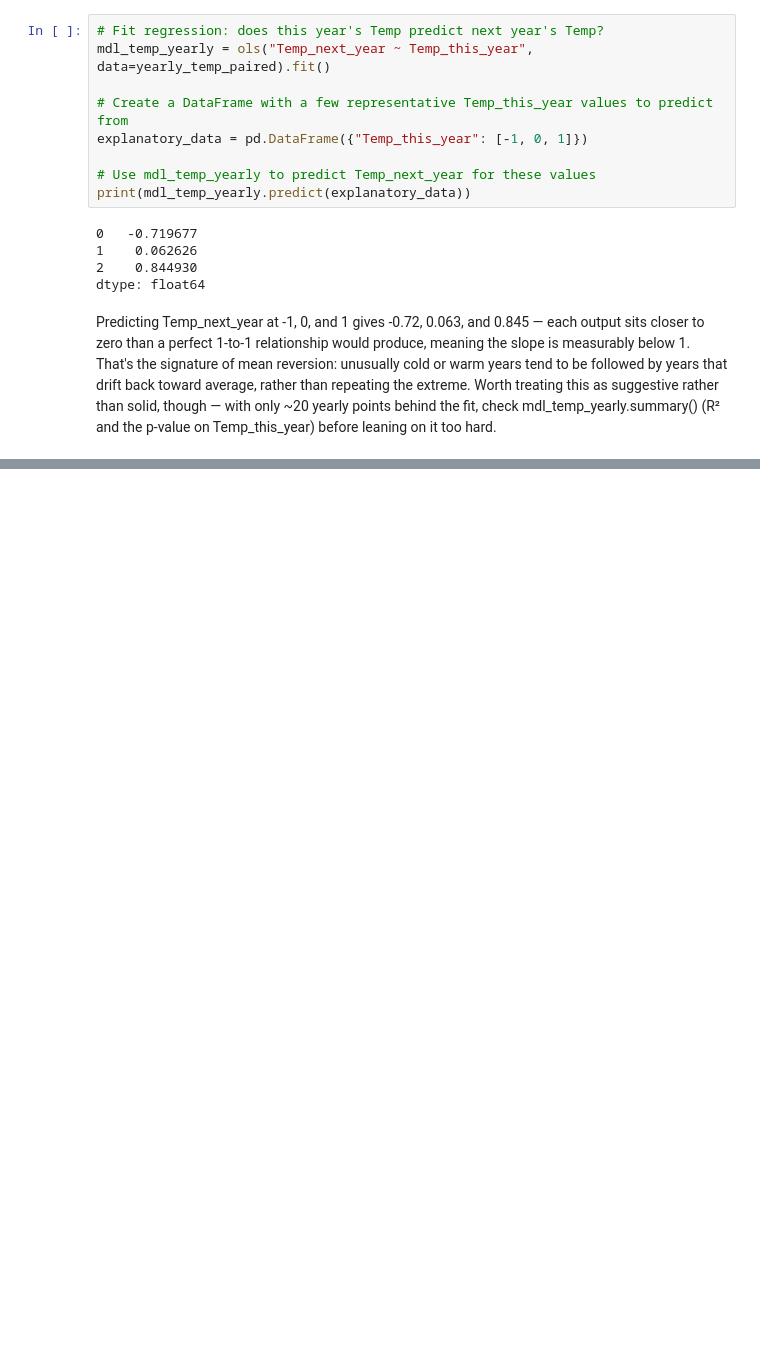
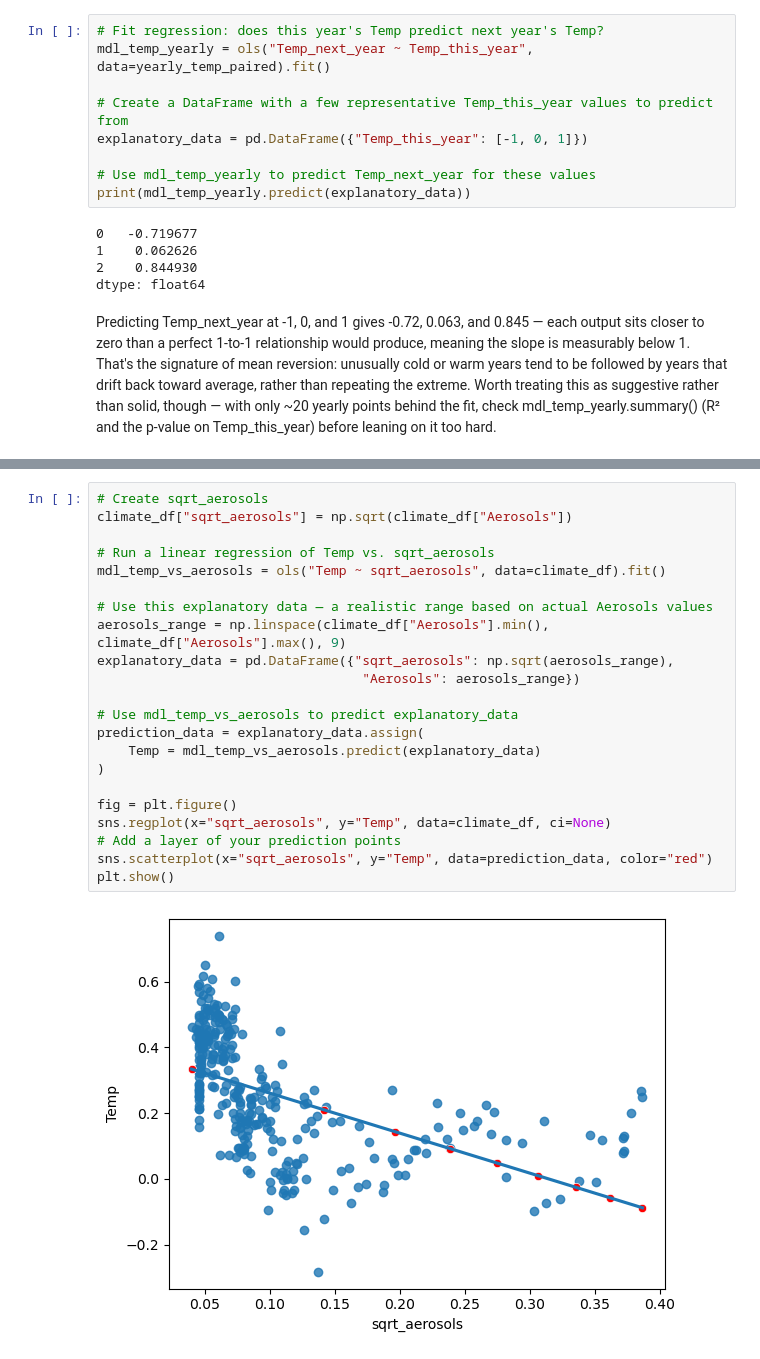
Before and after one commit to saalssall/Statistics_In_Python, a Jupyter notebook: Regression_statsmodel_1.ipynb, the cells around one changed output, grey strips where cells are left out. Cells and saved outputs as stored; diff of their text form; blank space fills up the shorter version.

```diff
--- a/Regression_statsmodel_1.ipynb
+++ b/Regression_statsmodel_1.ipynb
@@ -356,0 +380,24 @@ Predicting Temp_next_year at -1, 0, and 1 gives -0.72, 0.063, and 0.845 — each
+# %%
+# Create sqrt_aerosols
+climate_df["sqrt_aerosols"] = np.sqrt(climate_df["Aerosols"])
+
+# Run a linear regression of Temp vs. sqrt_aerosols
+mdl_temp_vs_aerosols = ols("Temp ~ sqrt_aerosols", data=climate_df).fit()
+
+# Use this explanatory data — a realistic range based on actual Aerosols values
+aerosols_range = np.linspace(climate_df["Aerosols"].min(), climate_df["Aerosols"].max(), 9)
+explanatory_data = pd.DataFrame({"sqrt_aerosols": np.sqrt(aerosols_range),
+                                  "Aerosols": aerosols_range})
+
+# Use mdl_temp_vs_aerosols to predict explanatory_data
+prediction_data = explanatory_data.assign(
+    Temp = mdl_temp_vs_aerosols.predict(explanatory_data)
+)
+
+fig = plt.figure()
+sns.regplot(x="sqrt_aerosols", y="Temp", data=climate_df, ci=None)
+# Add a layer of your prediction points
+sns.scatterplot(x="sqrt_aerosols", y="Temp", data=prediction_data, color="red")
+plt.show()
+# %% [output]
+[figure, added]
```
Also changed, not shown: parts of 6 cells of this notebook.
